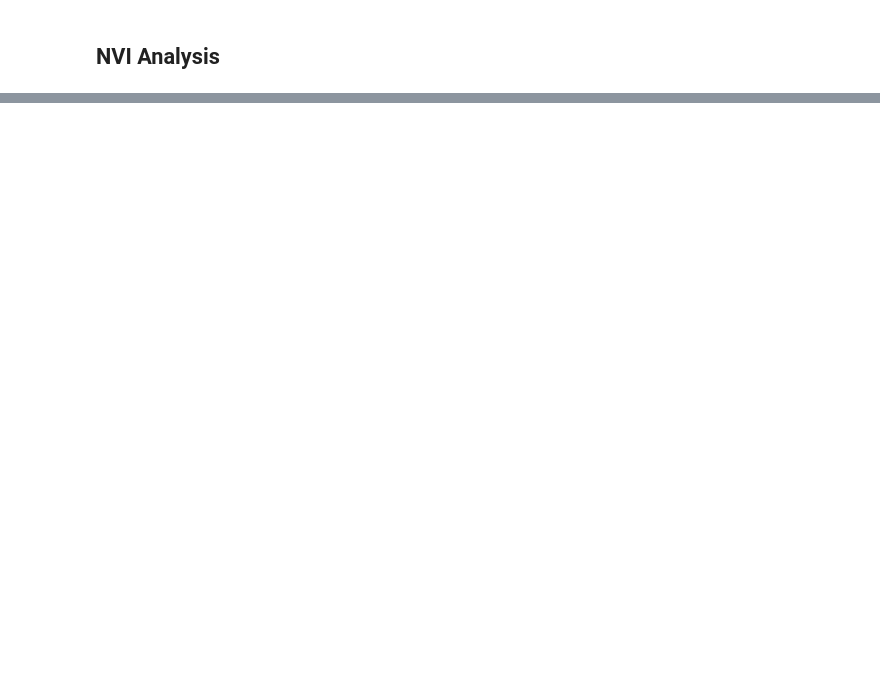
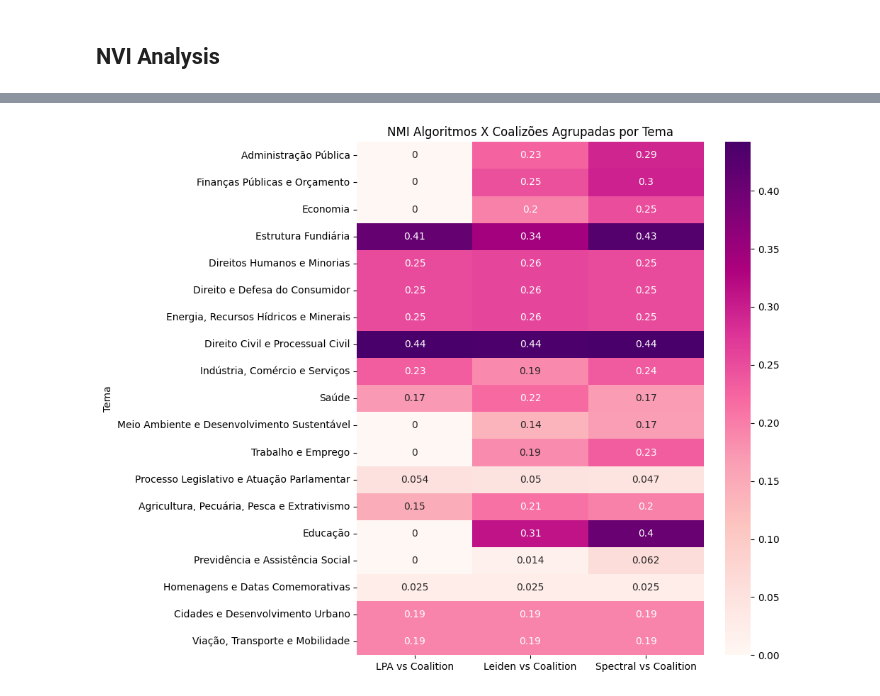
Before and after one commit to gbcastilho/legislative-polarization-knowledge-extraction-graphs, a Jupyter notebook: analysis/notebooks/communites_detection.ipynb, the cells around one changed output, grey strips where cells are left out. Cells and saved outputs as stored; diff of their text form; code cells hidden in the pictures; blank space fills up the shorter version.

```diff
--- a/analysis/notebooks/communites_detection.ipynb
+++ b/analysis/notebooks/communites_detection.ipynb
@@ -356,0 +420,4 @@ from sklearn.metrics import normalized_mutual_info_score
+# %%
+unique_parties = df_parties['party'].unique()
+party_to_id = {party: idx for idx, party in enumerate(unique_parties)}
+node_to_party_id = {row['node_id']: party_to_id[row['party']] for _, row in df_parties.iterrows()}
@@ -356,0 +503,35 @@ from sklearn.metrics import normalized_mutual_info_score
+# %%
+nmi_coalitions_results = []
+
+for theme in voted_themes.itertuples():
+    code_theme = theme.code
+    name_theme = theme.theme
+    nodes = list(comms_leiden[f'{code_theme}'].keys())
+
+    valid_nodes = [n for n in nodes if n in node_to_coalition_id]
+    if not valid_nodes:
+        continue
+
+    labels_true_coalition = [node_to_coalition_id[n] for n in valid_nodes]
+
+    labels_lp = [comms_label.get(f'{code_theme}', {}).get(n, -1) for n in valid_nodes]
+    labels_lei = [comms_leiden.get(f'{code_theme}', {}).get(n, -1) for n in valid_nodes]
+    labels_spe = [comms_spectral.get(f'{code_theme}', {}).get(n, -1) for n in valid_nodes]
+
+    nmi_coalitions_results.append({
+        'Theme': name_theme,
+        'LPA vs Coalition': normalized_mutual_info_score(labels_true_coalition, labels_lp),
+        'Leiden vs Coalition': normalized_mutual_info_score(labels_true_coalition, labels_lei),
+        'Spectral vs Coalition': normalized_mutual_info_score(labels_true_coalition, labels_spe)
+    })
+
+df_nmi_coalitions = pd.DataFrame(nmi_coalitions_results).set_index('Theme')
+# %%
+plt.figure(figsize=(10, 8))
+sns.heatmap(df_nmi_coalitions, annot=True, cmap='RdPu')
+plt.title("NMI Algoritmos X Coalizões Agrupadas por Tema")
+plt.ylabel("Tema")
+plt.tight_layout()
+plt.show()
+# %% [output]
+[figure, added]
```
Also changed, not shown: parts of 20 cells of this notebook, 3 other files.
